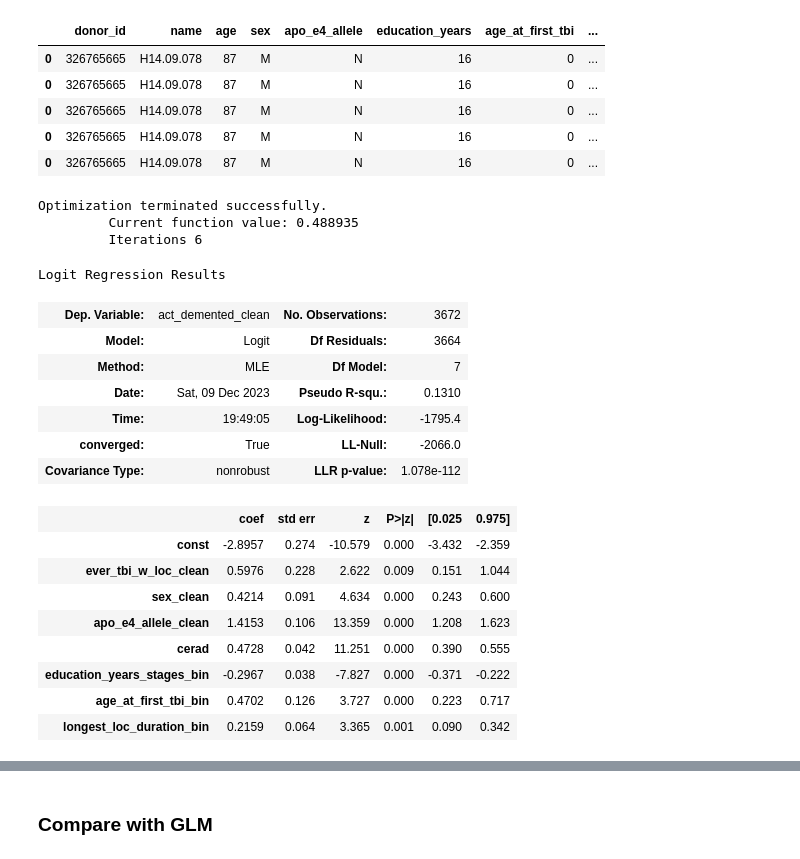
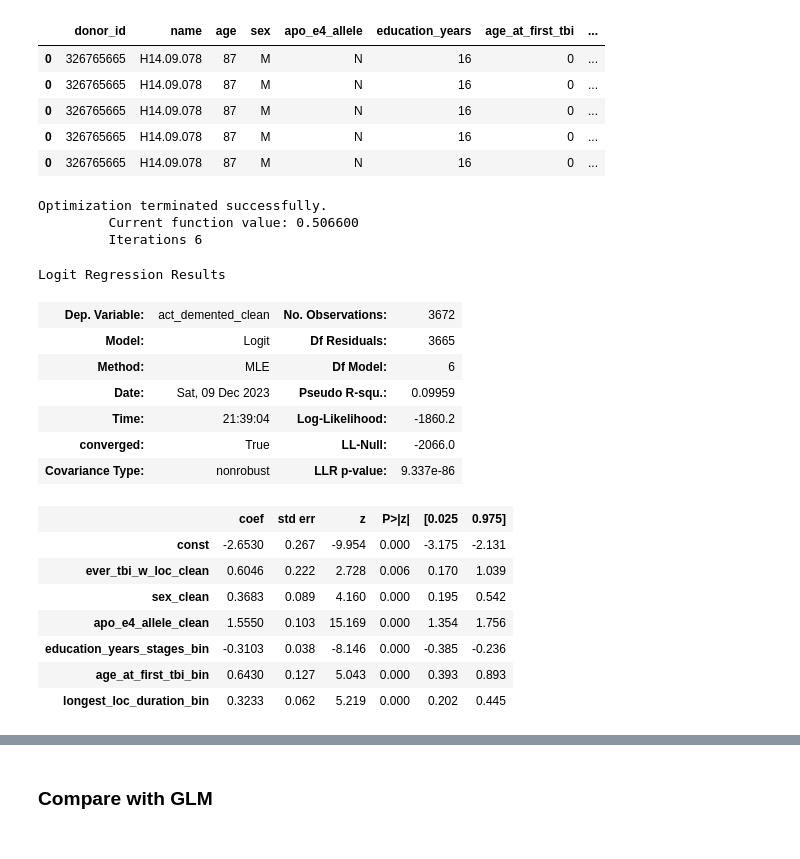
Before and after one commit to busera/mads__decode_dementia, a Jupyter notebook: notebooks/03.02_causal_inference-modelling.ipynb, the cells around one changed output, grey strips where cells are left out. Drawn from its saved outputs; the diff is of its cells as text; code cells hidden in the pictures.

```diff
--- a/notebooks/03.02_causal_inference-modelling.ipynb
+++ b/notebooks/03.02_causal_inference-modelling.ipynb
@@ -343,7 +358,7 @@ covariates_adjusted = [
     'sex_clean',
     'apo_e4_allele_clean',
     'education_years',
-    'cerad',
+    #'cerad',                       # balanced, but post-mortem
     'ever_tbi_w_loc_clean',
     #'longest_loc_duration_clean',  # only minimal impact
     #'num_tbi_w_loc',               # only minimal impact
@@ -454,7 +434,7 @@ df_adjusted = df[[
     'sex_clean',                    # balanced
     'apo_e4_allele_clean',          # balanced
     'education_years',              # balanced
-    'cerad',                        # balanced
+    #'cerad',                        # # balanced, but post-mortem
     #'age_at_first_tbi',             # only minimal impact
     #'longest_loc_duration_clean',   # only minimal impact
     #'num_tbi_w_loc',                # only minimal impact
@@ -582,7 +529,7 @@ df_adjusted = df[[
     'sex_clean',                # balanced
     'apo_e4_allele_clean',      # balanced
     'education_years',          # balanced
-    'cerad',                    # balanced
+    #'cerad',                    # balanced, but post-mortem
     'age_at_first_tbi',             # only minimal impact
     'longest_loc_duration_clean',   # only minimal impact
     #'num_tbi_w_loc',                # only minimal impact: should not be used, because very unbalanced: 1 time TBI with 45 donors vs > 1 TBI with 9 donors
@@ -699,7 +592,7 @@ df_adjusted = df[[
     #'age_clean',                # balanced: removed because age of death
     'sex_clean',                 # balanced
     'apo_e4_allele_clean',       # balanced
-    'cerad',                     # balanced
+    #'cerad',                     # balanced, but post-mortem
     'education_years_stages_bin',
     'age_at_first_tbi_bin',
     'longest_loc_duration_bin',
@@ -889,51 +786,50 @@ df_weighted_clean.head()
 | 0 | 326765665 | H14.09.078 | 87 | M | N | 16 | 0 | ... |
 # %%
 # Selecting the covariates for the logistic regression model
-covariates = ['ever_tbi_w_loc_clean', 'sex_clean', 'apo_e4_allele_clean', 'cerad',
+covariates = ['ever_tbi_w_loc_clean', 'sex_clean', 'apo_e4_allele_clean',
               'education_years_stages_bin', 'age_at_first_tbi_bin', 'longest_loc_duration_bin']
 
 # Creating a copy of the df_weighted for label encoding
 df_label_encoded = df_weighted_clean.copy()
 
 # Initializing label encoders for categorical columns
 label_encoders = {col: LabelEncoder() for col in covariates if df_label_encoded[col].dtype == 'object'}
 
 # Applying label encoding to each categorical column
 for col, le in label_encoders.items():
     df_label_encoded[col] = le.fit_transform(df_label_encoded[col])
 
 # Preparing the data for logistic regression
 X_label_encoded = df_label_encoded[covariates]  # Covariates with label encoding
 y_label_encoded = df_label_encoded['act_demented_clean']  # Outcome variable
 
 # Adding a constant to the model (for the intercept)
 X_const_label_encoded = sm.add_constant(X_label_encoded)
 
 # Fitting the logistic regression model with label encoded data
 model_label_encoded = sm.Logit(y_label_encoded, X_const_label_encoded)
 result_label_encoded = model_label_encoded.fit()
 
 # Getting the summary of the model
 model_summary_label_encoded = result_label_encoded.summary()
 model_summary_label_encoded
 # %% [output]
 Optimization terminated successfully.
-         Current function value: 0.488935
+         Current function value: 0.506600
          Iterations 6
 Logit Regression Results
 | Dep. Variable: | act_demented_clean | No. Observations: | 3672 |
-| Model: | Logit | Df Residuals: | 3664 |
-| Method: | MLE | Df Model: | 7 |
-| Date: | Sat, 09 Dec 2023 | Pseudo R-squ.: | 0.1310 |
-| Time: | 19:49:05 | Log-Likelihood: | -1795.4 |
+| Model: | Logit | Df Residuals: | 3665 |
+| Method: | MLE | Df Model: | 6 |
+| Date: | Sat, 09 Dec 2023 | Pseudo R-squ.: | 0.09959 |
+| Time: | 21:39:04 | Log-Likelihood: | -1860.2 |
 | converged: | True | LL-Null: | -2066.0 |
-| Covariance Type: | nonrobust | LLR p-value: | 1.078e-112 |
+| Covariance Type: | nonrobust | LLR p-value: | 9.337e-86 |
 |  | coef | std err | z | P>|z| | [0.025 | 0.975] |
-| const | -2.8957 | 0.274 | -10.579 | 0.000 | -3.432 | -2.359 |
-| ever_tbi_w_loc_clean | 0.5976 | 0.228 | 2.622 | 0.009 | 0.151 | 1.044 |
-| sex_clean | 0.4214 | 0.091 | 4.634 | 0.000 | 0.243 | 0.600 |
-| apo_e4_allele_clean | 1.4153 | 0.106 | 13.359 | 0.000 | 1.208 | 1.623 |
-| cerad | 0.4728 | 0.042 | 11.251 | 0.000 | 0.390 | 0.555 |
-| education_years_stages_bin | -0.2967 | 0.038 | -7.827 | 0.000 | -0.371 | -0.222 |
-| age_at_first_tbi_bin | 0.4702 | 0.126 | 3.727 | 0.000 | 0.223 | 0.717 |
-| longest_loc_duration_bin | 0.2159 | 0.064 | 3.365 | 0.001 | 0.090 | 0.342 |
+| const | -2.6530 | 0.267 | -9.954 | 0.000 | -3.175 | -2.131 |
+| ever_tbi_w_loc_clean | 0.6046 | 0.222 | 2.728 | 0.006 | 0.170 | 1.039 |
+| sex_clean | 0.3683 | 0.089 | 4.160 | 0.000 | 0.195 | 0.542 |
+| apo_e4_allele_clean | 1.5550 | 0.103 | 15.169 | 0.000 | 1.354 | 1.756 |
+| education_years_stages_bin | -0.3103 | 0.038 | -8.146 | 0.000 | -0.385 | -0.236 |
+| age_at_first_tbi_bin | 0.6430 | 0.127 | 5.043 | 0.000 | 0.393 | 0.893 |
+| longest_loc_duration_bin | 0.3233 | 0.062 | 5.219 | 0.000 | 0.202 | 0.445 |
```
Also changed, not shown: parts of 33 cells of this notebook, 3 other files.
